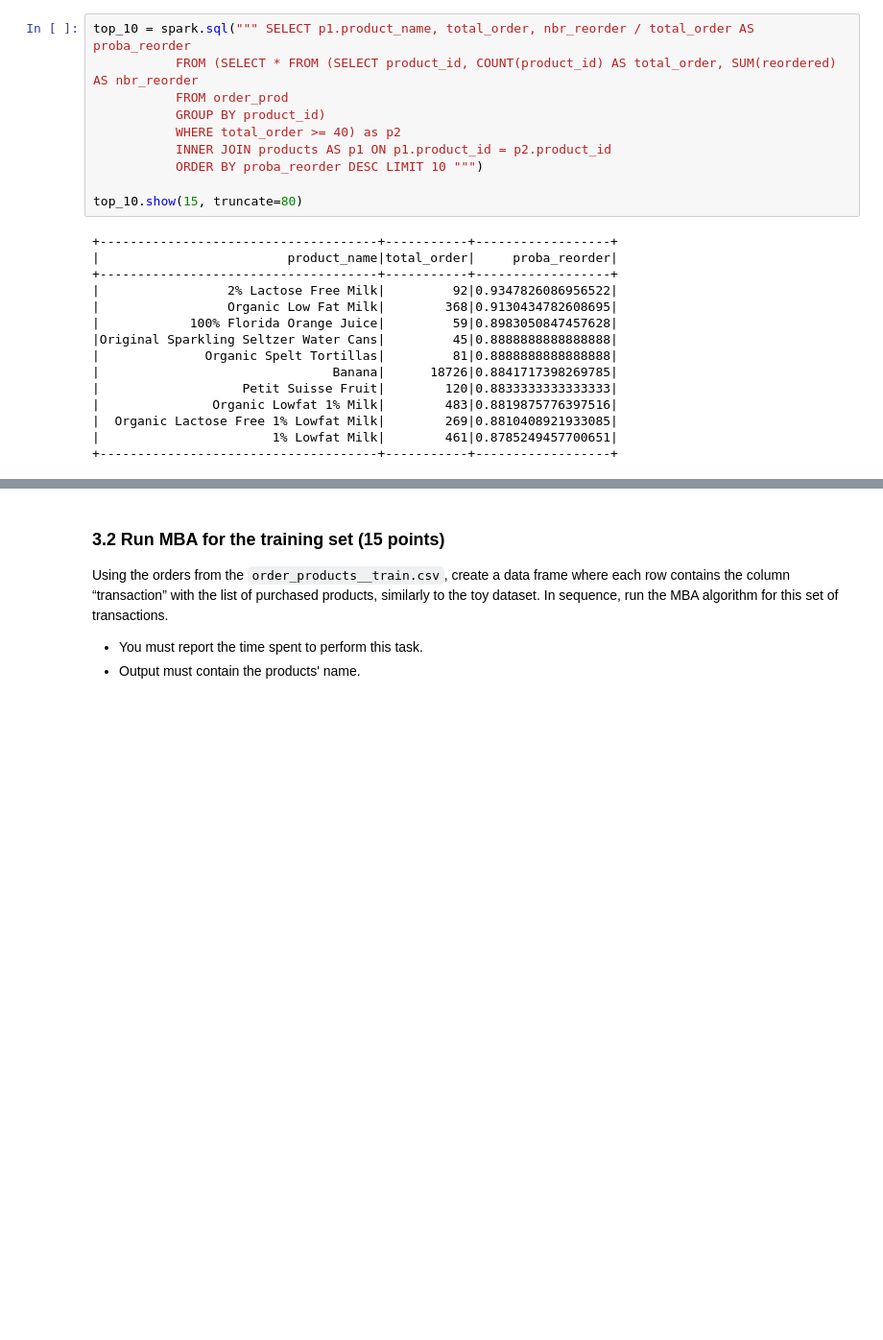
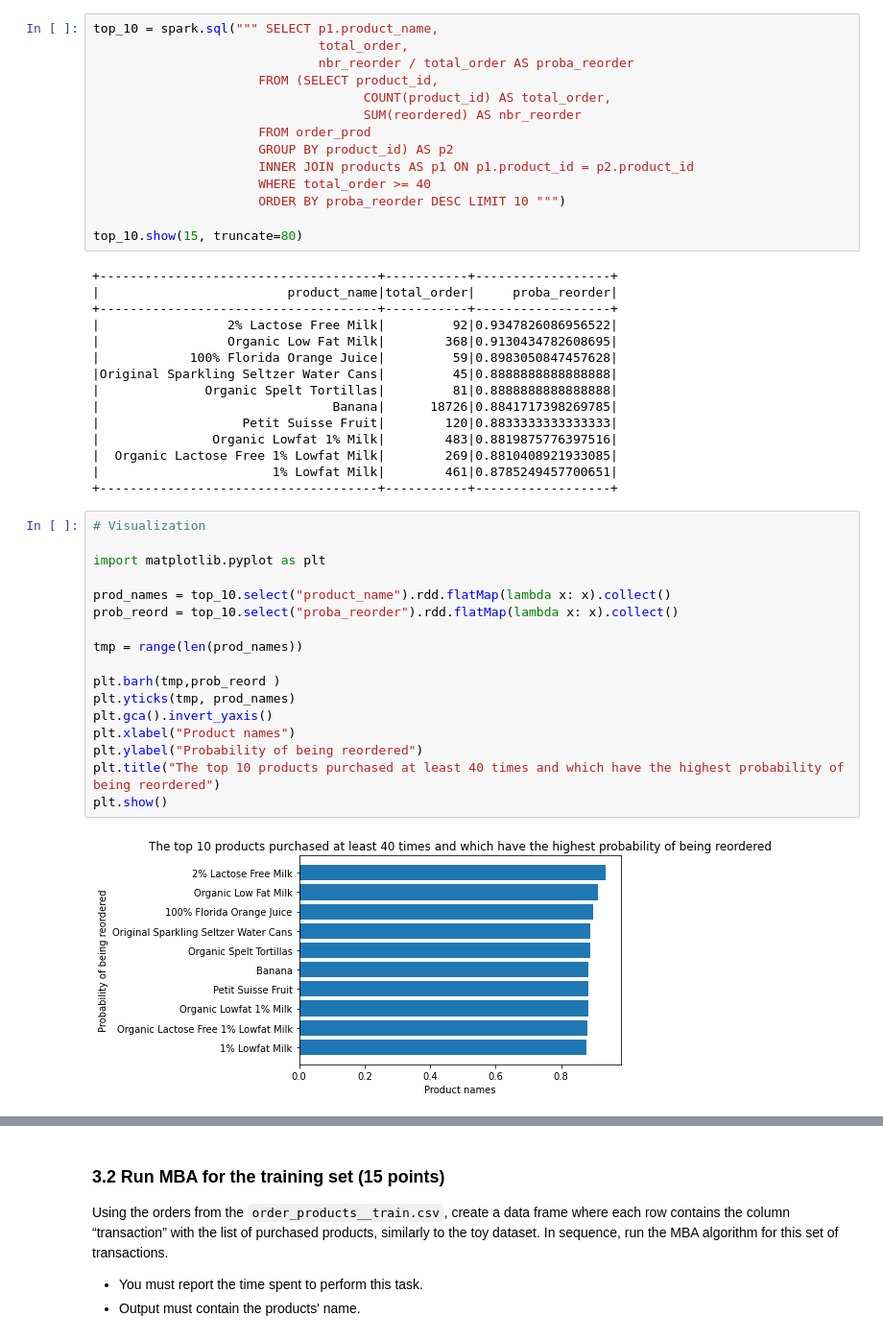
Before and after one commit to OumaymaMessoussi/INF8111, a Jupyter notebook: TP2/tp2_KacemOumaymaSemah.ipynb, the cells around one changed output, grey strips where cells are left out. Shown at 96% size. Saved outputs shown, nothing was run; the diff lists cells and outputs as text; blank space fills up the shorter version.

```diff
--- a/TP2/tp2_KacemOumaymaSemah.ipynb
+++ b/TP2/tp2_KacemOumaymaSemah.ipynb
@@ -738,13 +738,17 @@ Now, you are the data scientist. Considering only the orders of ``order_products
 
 **The output of those questions must contain the products' NAME, not their ID.**
 # %%
-top_10 = spark.sql(""" SELECT p1.product_name, total_order, nbr_reorder / total_order AS proba_reorder
-           FROM (SELECT * FROM (SELECT product_id, COUNT(product_id) AS total_order, SUM(reordered) AS nbr_reorder
-           FROM order_prod
-           GROUP BY product_id)
-           WHERE total_order >= 40) as p2
-           INNER JOIN products AS p1 ON p1.product_id = p2.product_id
-           ORDER BY proba_reorder DESC LIMIT 10 """)
+top_10 = spark.sql(""" SELECT p1.product_name,
+                              total_order,
+                              nbr_reorder / total_order AS proba_reorder
+                      FROM (SELECT product_id,
+                                    COUNT(product_id) AS total_order,
+                                    SUM(reordered) AS nbr_reorder
+                      FROM order_prod
+                      GROUP BY product_id) AS p2
+                      INNER JOIN products AS p1 ON p1.product_id = p2.product_id
+                      WHERE total_order >= 40
+                      ORDER BY proba_reorder DESC LIMIT 10 """)
 
 top_10.show(15, truncate=80)
 # %% [output]
@@ -762,4 +766,23 @@ top_10.show(15, truncate=80)
 |  Organic Lactose Free 1% Lowfat Milk|        269|0.8810408921933085|
 |                       1% Lowfat Milk|        461|0.8785249457700651|
 +-------------------------------------+-----------+------------------+
+# %%
+# Visualization
+
+import matplotlib.pyplot as plt
+
+prod_names = top_10.select("product_name").rdd.flatMap(lambda x: x).collect()
+prob_reord = top_10.select("proba_reorder").rdd.flatMap(lambda x: x).collect()
+
+tmp = range(len(prod_names))
+
+plt.barh(tmp,prob_reord )
+plt.yticks(tmp, prod_names)
+plt.gca().invert_yaxis()
+plt.xlabel("Product names")
+plt.ylabel("Probability of being reordered")
+plt.title("The top 10 products purchased at least 40 times and which have the highest probability of being reordered")
+plt.show()
+# %% [output]
+[figure, added]
 # %%
```
Also changed, not shown: parts of 7 cells of this notebook, 1 other file.
